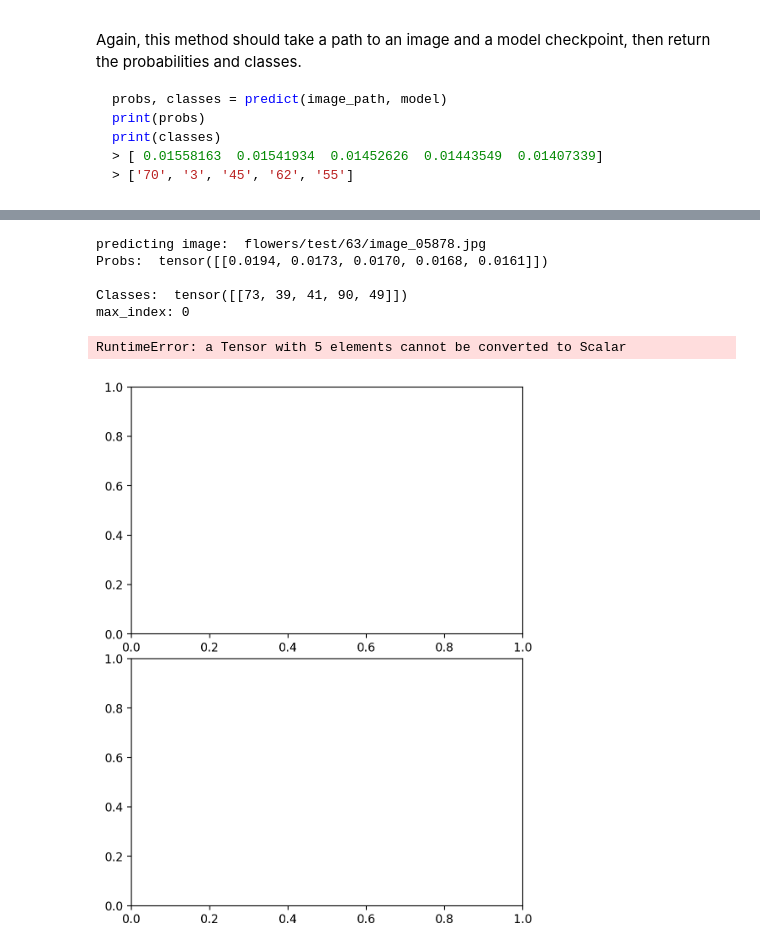
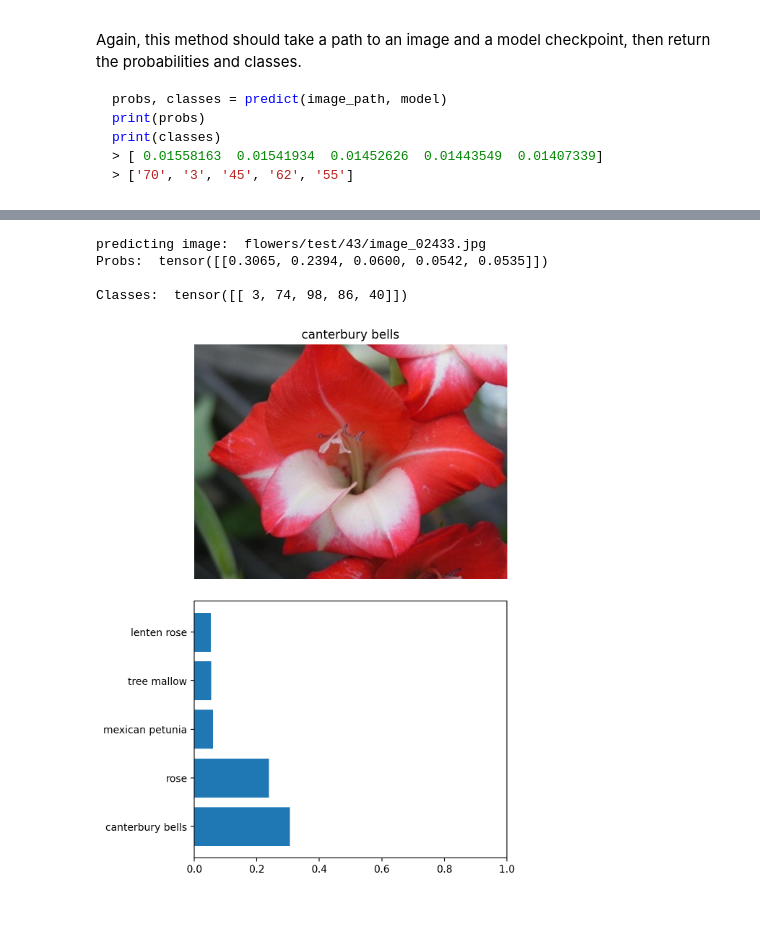
Before and after one commit to kinant/ud-ai-python-nd, a Jupyter notebook: PR02/Image Classifier Project_V1.1.ipynb, the cells around one changed output, grey strips where cells are left out. Saved outputs shown, nothing was run; the diff lists cells and outputs as text; code cells hidden in the pictures; blank space fills up the shorter version.

```diff
--- a/PR02/Image Classifier Project_V1.1.ipynb
+++ b/PR02/Image Classifier Project_V1.1.ipynb
@@ -532,7 +532,9 @@ random_image = get_random_image_path()
 print("predicting image: ", random_image)
 
 # predict, and get probabilities and classes
-probabilities, classes = predict(random_image, new_m._model)
+image_classifier._model.to("cpu")
+probs, classes = predict(random_image, new_m._model)
+probabilities, classes = predict(random_image, image_classifier._model)
 print("Probs: ", probabilities)
 print()
 print("Classes: ", classes)
@@ -546,41 +548,46 @@ fig.subplots_adjust(hspace=0.1, wspace=0.1)
 
 # get the index of the maximum probability
 # https://docs.scipy.org/doc/numpy/reference/generated/numpy.argmax.html
 max_index = 0
 
-print(f"max_index: {max_index}")
+# print(f"max_index: {max_index}")
+
+# print(f"max_index: {classes.tolist()[0][0]}")
+# print(f"cat_to_name: {image_classifier.cat_to_name}")
 
 # get the label for the class with the max probability
-max_index_label = image_classifier.cat_to_name[classes[0].item()]
+max_index_label = image_classifier.cat_to_name[str(classes.tolist()[0][0])]
 
 # We 'plot' the image
 # open the image
 image = Image.open(random_image)
 
 # turn axis off, set the title and show the image
 ax1.axis('off')
 ax1.set_title(max_index_label)
 ax1.imshow(image)
 
 # create all the labels by converting using the cat_to_name
 # mapping
 labels = []
-for cls in classes:
-    labels.append(image_classifier.cat_to_name.cat_to_name[cls])
+for cls in classes.tolist()[0]:
+    # print("class:", cls)
+    labels.append(image_classifier.cat_to_name[str(cls)])
 
 # show the bar graph
 y_pos = np.arange(len(labels))
-ax2.barh(y_pos, probabilities)
+
+# print(f"y_pos: {y_pos}")
+
+ax2.barh(y_pos, probabilities.tolist()[0])
 ax2.set_yticks(y_pos)
 ax2.set_yticklabels(labels)
 ax2.set_xlim(0, 1.0)
 
 plt.tight_layout()
 # %% [output]
-predicting image:  flowers/test/63/image_05878.jpg
-Probs:  tensor([[0.0194, 0.0173, 0.0170, 0.0168, 0.0161]])
+predicting image:  flowers/test/43/image_02433.jpg
+Probs:  tensor([[0.3065, 0.2394, 0.0600, 0.0542, 0.0535]])
 
-Classes:  tensor([[73, 39, 41, 90, 49]])
-max_index: 0
+Classes:  tensor([[ 3, 74, 98, 86, 40]])
-RuntimeError: a Tensor with 5 elements cannot be converted to Scalar
-[figure, old version]
+[figure, new version]
```
Also changed, not shown: parts of 8 cells of this notebook.
